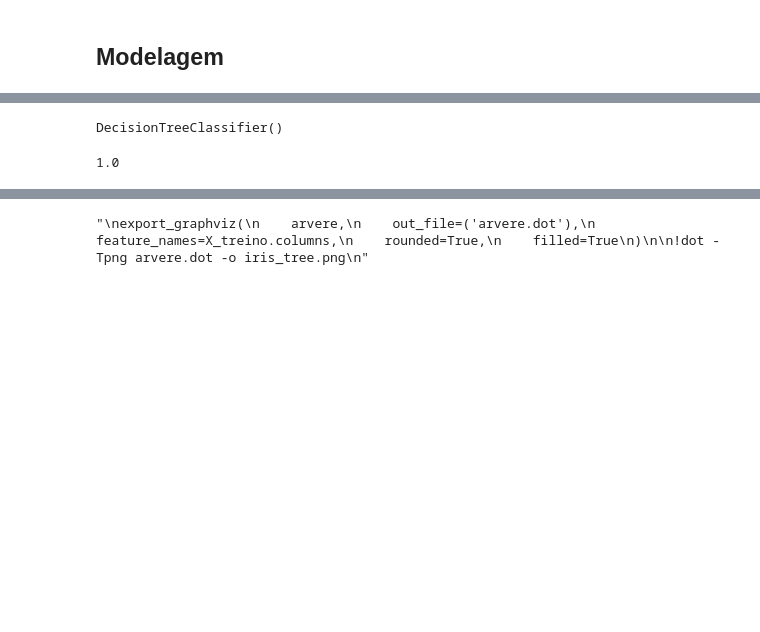
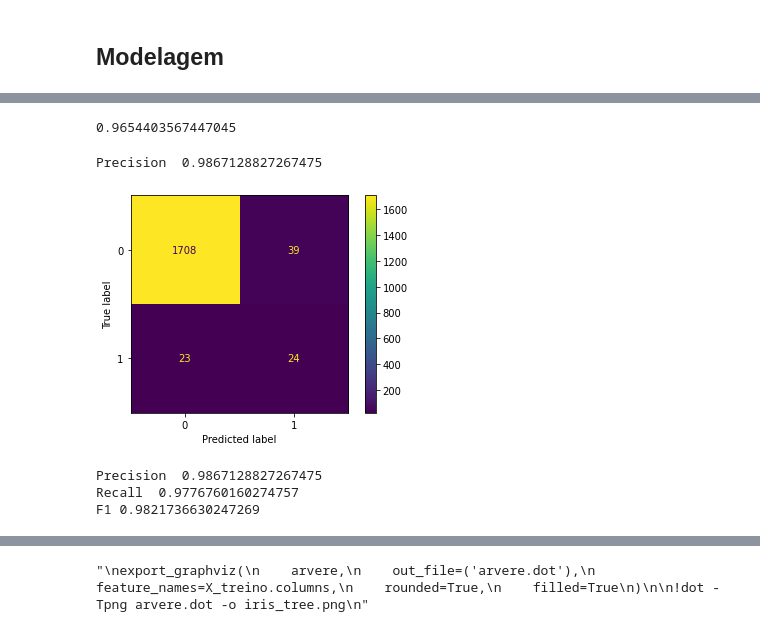
Before and after one commit to phobeiro/TERA-desafio-3, a Jupyter notebook: desafio-3.ipynb, the cells around one changed output, grey strips where cells are left out. Saved outputs shown, nothing was run; the diff lists cells and outputs as text; code cells hidden in the pictures; blank space fills up the shorter version.

```diff
--- a/desafio-3.ipynb
+++ b/desafio-3.ipynb
@@ -302,13 +302,34 @@ y_df = df[['isFraud']]
 
 X_treino, X_teste, y_treino, y_teste = train_test_split(x_df, y_df, test_size=0.8, random_state=42)
 # %%
-from sklearn.tree import DecisionTreeClassifier, export_graphviz
+from sklearn.tree import DecisionTreeClassifier
+from sklearn.metrics import accuracy_score
 
 arvere = DecisionTreeClassifier()
 arvere.fit(X_treino, y_treino)
+
+y_pred = arvere.predict(X_teste)
+
+accuracy_score(y_teste, y_pred, normalize=True)
 # %% [output]
-DecisionTreeClassifier()
+0.9654403567447045
-# %%
-arvere.score(X_treino, y_treino)
-# %% [output]
-1.0
+# %%
+from sklearn.metrics import confusion_matrix, ConfusionMatrixDisplay
+
+matrizConf = confusion_matrix(y_teste, y_pred)
+matrizDisplay = ConfusionMatrixDisplay(confusion_matrix=matrizConf, display_labels=arvere.classes_)
+matrizDisplay.plot(values_format='d')
+# %% [output]
+Precision  0.9867128827267475
+[figure, added]
+# %%
+from sklearn.metrics import precision_score, recall_score, fbeta_score
+
+
+print('Precision ',precision_score(y_teste, y_pred, pos_label=0))
+print('Recall ', recall_score(y_teste, y_pred, pos_label=0))
+print('F1', fbeta_score(y_teste, y_pred, beta=1, pos_label=0))
+# %% [output]
+Precision  0.9867128827267475
+Recall  0.9776760160274757
+F1 0.9821736630247269
```
Also changed, not shown: parts of 1 cell of this notebook.
